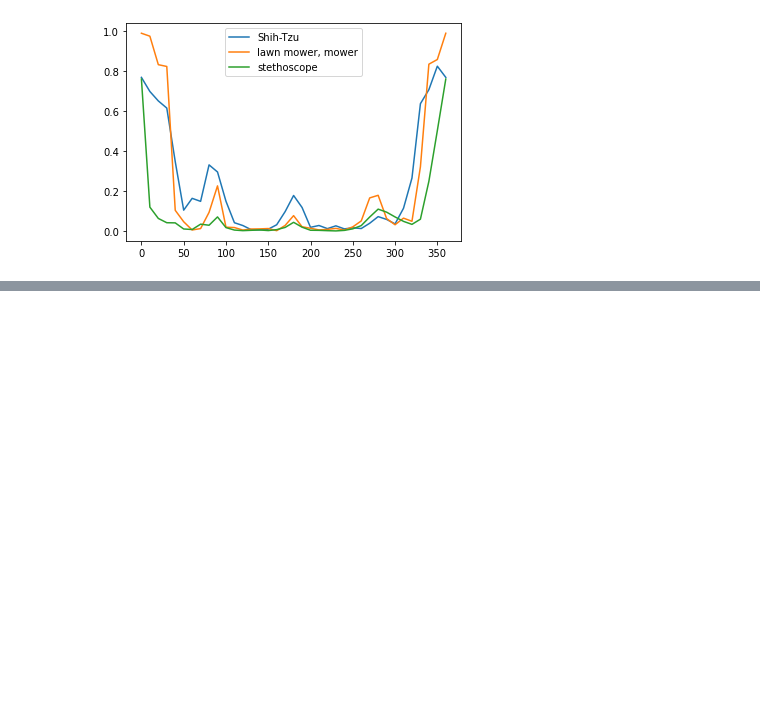
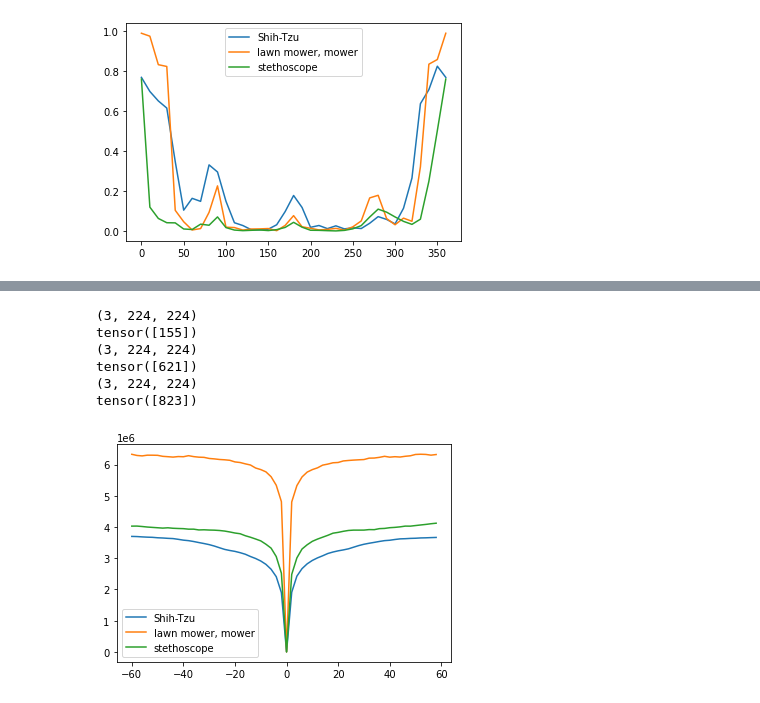
Before and after one commit to tathagatoroy/SMAI-Project, a Jupyter notebook: experiments/featureInvariance.ipynb, the cells around one changed output, grey strips where cells are left out. Cells and saved outputs as stored; diff of their text form; code cells hidden in the pictures; blank space fills up the shorter version.

```diff
--- a/experiments/featureInvariance.ipynb
+++ b/experiments/featureInvariance.ipynb
@@ -186,0 +234,40 @@ def graphZoom(rots, b, d, model, label):
+# %%
+def getRotationFeatureVector(img, theta, model, layer_no, d=1):
+    rots = getArrayOfRots2(img, theta, d)
+    _, class_= torch.max(model(img.float()).data, 1)
+    graphFeatureVectorRots(rots, theta, model, class_, layer_no, img, d)
+
+def getArrayOfRots2(img, theta=60, d=5):
+    imgNp = npIMG(img)
+    arr = []
+    for thet in np.arange(-theta, theta, d):
+        height, width = imgNp.shape[:2]
+        center = (width/2, height/2)
+
+        rotate_matrix = cv2.getRotationMatrix2D(center=center, angle=thet, scale=1)
+
+        rotated_image = cv2.warpAffine(src=imgNp, M=rotate_matrix, dsize=(width, height))
+        arr.append(torchIMG(rotated_image))
+    return arr
+
+def graphFeatureVectorRots(rots, theta, model, label, layer_no, img, d):
+    rotConfArr = []
+    base = getFeatureVector(img, model, layer_no).flatten()
+    for ind, angle in enumerate(range(-60, 60, d)):
+        cur = getFeatureVector(rots[ind].float(), model, layer_no).flatten()
+        rotConfArr.append(np.sum(np.sqrt(((base-cur)**2).detach().numpy())))
+    print(label)
+    plt.plot(np.arange(-60, 60, d), rotConfArr, label=classes[label.item()])
+    plt.legend()
+# %%
+getRotationFeatureVector(shihTzu, 60, model, 2)
+getRotationFeatureVector(lawnMower, 60, model, 2)
+getRotationFeatureVector(steth, 60, model, 2)
+# %% [output]
+(3, 224, 224)
+tensor([155])
+(3, 224, 224)
+tensor([621])
+(3, 224, 224)
+tensor([823])
+[figure, added]
```
Also changed, not shown: parts of 13 cells of this notebook, 7 other files.
